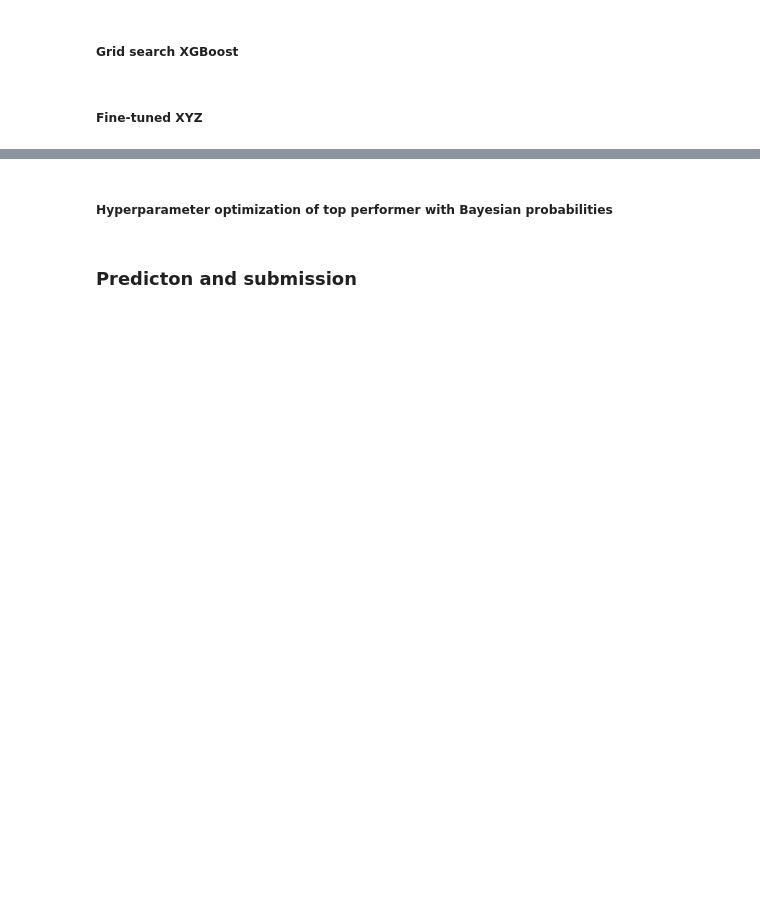
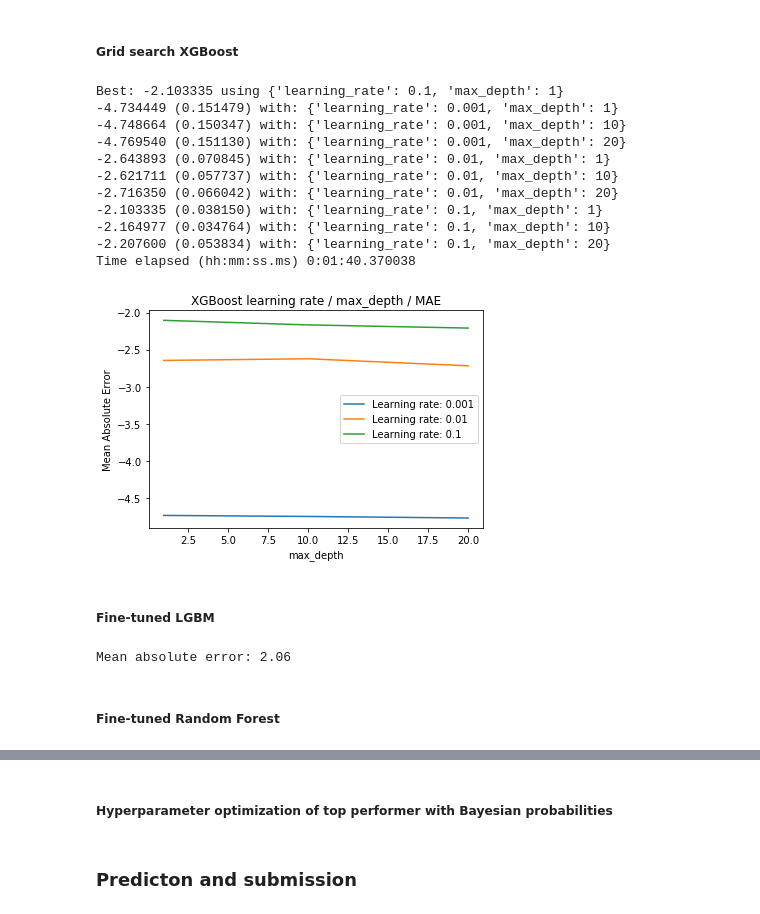
Before and after one commit to manuelfreude/kaggleearthquake, a Jupyter notebook: earthquake.ipynb, the cells around one changed output, grey strips where cells are left out. Drawn from its saved outputs; the diff is of its cells as text; code cells hidden in the pictures; blank space fills up the shorter version.

```diff
--- a/earthquake.ipynb
+++ b/earthquake.ipynb
@@ -1153,34 +1215,64 @@ plt.savefig('Earthquake_adaboost_gridsearch.png')
 # %%
 # Using grid search for https://xgboost.readthedocs.io/en/latest/parameter.html
 # Params useful for grid search in XGBoost: eta (learning rate), max_depth, alpha L1 regularization, tree_method
 
 from sklearn.model_selection import GridSearchCV
 from sklearn.metrics import mean_absolute_error
 from sklearn.metrics import make_scorer
 
+start_time = datetime.now()
+
 XGBoost_simple = XGBRegressor()
 
-mae_scorer = -make_scorer(mean_absolute_error)
+mae_scorer = make_scorer(mean_absolute_error, greater_is_better=False)
 
 eta = [0.001, 0.01, 0.1]
 
-max_depth = [1, 6, 10, 20]
+max_depth = [1, 10, 20]
 
 alpha = [0, 0.33, 0.66]
 
 tree_method = ['approx', 'hist']
 
-param_grid = dict(learning_rate=eta, max_depth=max_depth, alpha=alpha, tree_method=tree_method)
+#param_grid = dict(learning_rate=eta, max_depth=max_depth, alpha=alpha, tree_method=tree_method)
+param_grid = dict(learning_rate=eta, max_depth=max_depth)
 
 grid_search = GridSearchCV(XGBoost_simple, param_grid, scoring=mae_scorer, n_jobs=-1, cv=5, return_train_score=True)
 grid_result = grid_search.fit(train_variables, train_targets)
 
 # Summarize results
 print("Best: %f using %s" % (grid_result.best_score_, grid_result.best_params_))
 means = grid_result.cv_results_['mean_test_score']
 stds = grid_result.cv_results_['std_test_score']
 params = grid_result.cv_results_['params']
 for mean, stdev, param in zip(means, stds, params):
     print("%f (%f) with: %r" % (mean, stdev, param))
+
+# Plot results
+results = np.array(means).reshape(len(eta), len(max_depth))
+for i, value in enumerate(eta):
+    plt.plot(max_depth, results[i], label='Learning rate: ' + str(value))
+plt.legend()
+plt.title("XGBoost learning rate / max_depth / MAE")
+plt.xlabel('max_depth')
+plt.ylabel("Mean Absolute Error")
+plt.savefig('Earthquake_xgboost_gridsearch.png')
+
+time_elapsed = datetime.now() - start_time
+
+print('Time elapsed (hh:mm:ss.ms) {}'.format(time_elapsed))
+# %% [output]
+Best: -2.103335 using {'learning_rate': 0.1, 'max_depth': 1}
+-4.734449 (0.151479) with: {'learning_rate': 0.001, 'max_depth': 1}
+-4.748664 (0.150347) with: {'learning_rate': 0.001, 'max_depth': 10}
+-4.769540 (0.151130) with: {'learning_rate': 0.001, 'max_depth': 20}
+-2.643893 (0.070845) with: {'learning_rate': 0.01, 'max_depth': 1}
+-2.621711 (0.057737) with: {'learning_rate': 0.01, 'max_depth': 10}
+-2.716350 (0.066042) with: {'learning_rate': 0.01, 'max_depth': 20}
+-2.103335 (0.038150) with: {'learning_rate': 0.1, 'max_depth': 1}
+-2.164977 (0.034764) with: {'learning_rate': 0.1, 'max_depth': 10}
+-2.207600 (0.053834) with: {'learning_rate': 0.1, 'max_depth': 20}
+Time elapsed (hh:mm:ss.ms) 0:01:40.370038
+[figure, added]
 # %% [markdown]
-##### Fine-tuned XYZ
+##### Fine-tuned LGBM
@@ -1188,0 +1279,24 @@ for mean, stdev, param in zip(means, stds, params):
+# %%
+# https://lightgbm.readthedocs.io/en/latest/_modules/lightgbm/sklearn.html
+# Grid search results: 2.096217 (0.039276) with: {'learning_rate': 0.1, 'max_depth': 1, 'n_estimators': 200, 'num_leaves': 10}
+
+train_data = lgb.Dataset(train_variables, label=train_targets)
+
+lgb_tuned = lgb.LGBMRegressor(boosting_type='gbdt', learning_rate=0.1, max_depth=1, n_estimators=200, num_leaves=10)
+
+lgb_tuned.fit(train_variables, train_targets)
+
+lgb_preds = lgb_tuned.predict(valid_variables)
+
+regressor = 'LGBM (tuned)'
+
+MAE = mean_absolute_error(valid_targets, lgb_preds)
+
+scores = scores.append(pd.Series([regressor, MAE], index=scores.columns), ignore_index=True)
+
+# ROC
+print('Mean absolute error: %.2f' % MAE)
+# %% [output]
+Mean absolute error: 2.06
+# %% [markdown]
+##### Fine-tuned Random Forest
```
Also changed, not shown: parts of 30 cells of this notebook.
